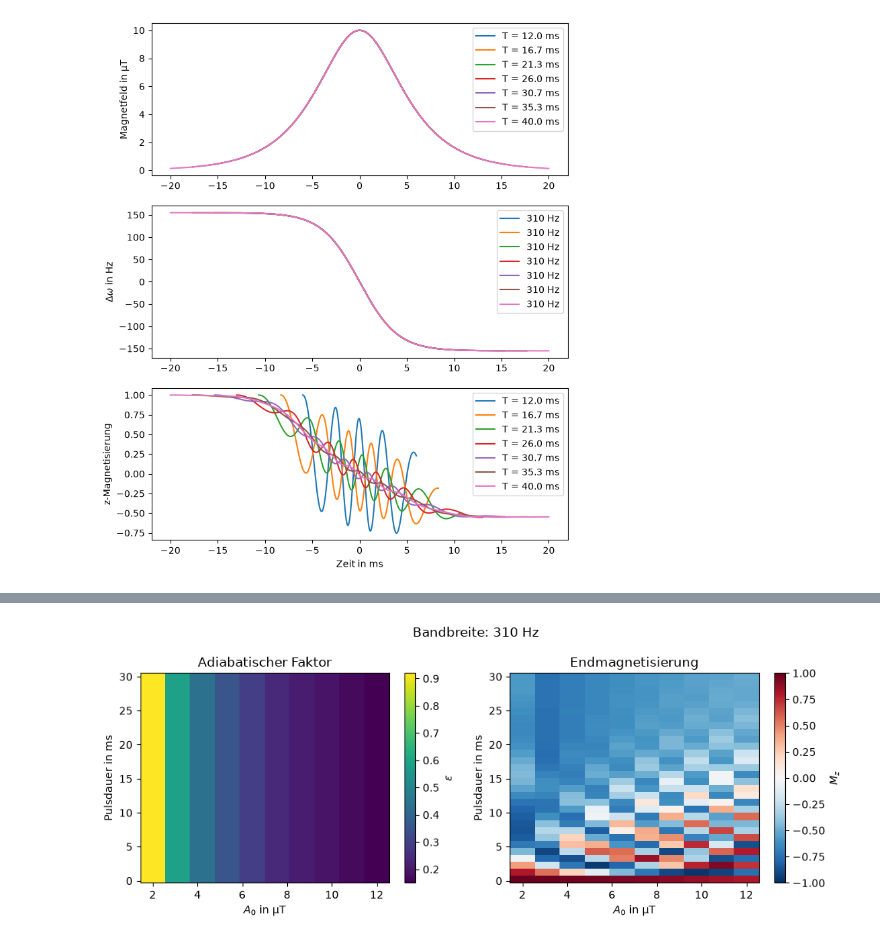
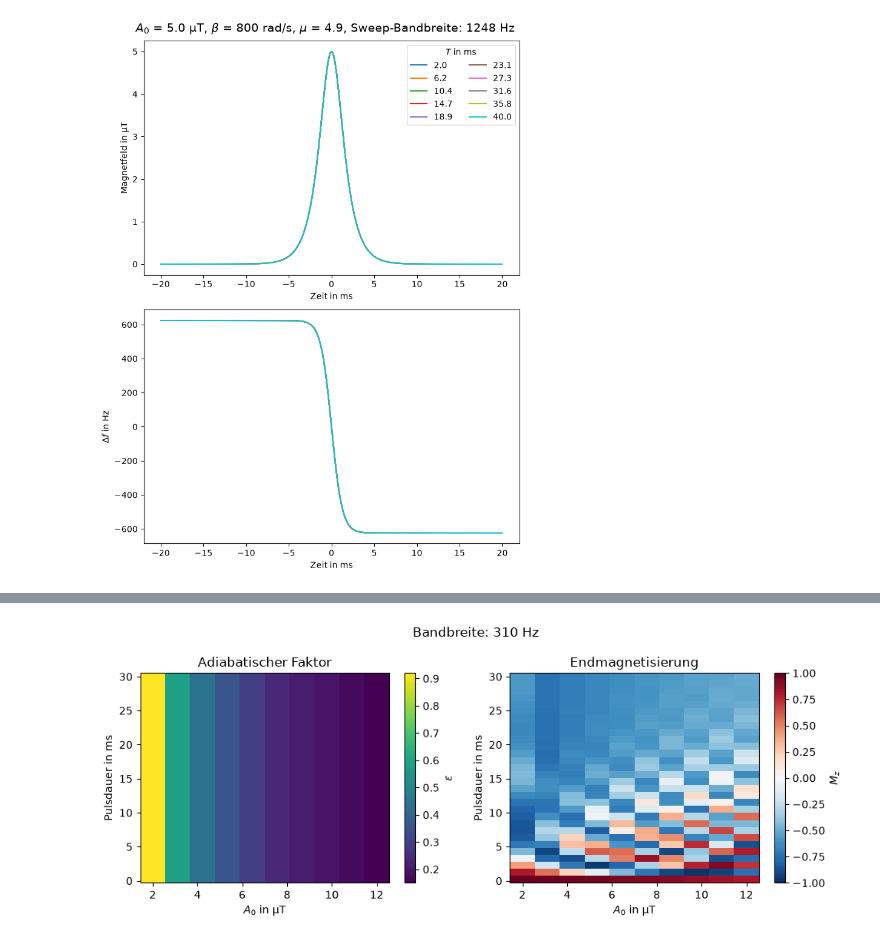
Before and after one commit to viola-schumann/Bloch-hyperbolic-secant, a Jupyter notebook: Sech_Puls.ipynb, the cells around one changed output, grey strips where cells are left out. Saved outputs shown, nothing was run; the diff lists cells and outputs as text; code cells hidden in the pictures.

```diff
--- a/Sech_Puls.ipynb
+++ b/Sech_Puls.ipynb
@@ -43,15 +46,15 @@ def adiabatic(A0, mu, beta):
 # %%
 # Puls Parameter
 
-A0 = 12e-6
-beta = 250
-mu = 3.9
+A0 = 5e-6
+beta = 800                      # 800 rad / s
+mu = 4.9
 
-pulse_duration = 15e-3                      # Achtung! Das ist die halbe Pulsdauer
-t_start = - pulse_duration
-t_end = pulse_duration
+half_pulse_duration = 5e-3                      # Achtung: Das ist die halbe Pulsdauer!
+t_start = - half_pulse_duration
+t_end = half_pulse_duration
 times = np.linspace(t_start, t_end, 2000)
 
-print("Bandbreite:", delta_f(mu, beta))
+print("Sweep-Bandbreite:", bandbreite(mu, beta))
 print("Adiabatischer Faktor:", adiabatic(A0, mu, beta))
 # %% [output]
@@ -62,5 +65,6 @@ Adiabatischer Faktor: 0.15378201270818165
 
 time_values = times
 amp_values = np.array([B1x(t, A0, beta) for t in times])
-phase_values = np.array([delta_omega(t, mu, beta) for t in times])
+frequency_values_rad = np.array([delta_omega(t, mu, beta) for t in times])
+frequency_values_hz = frequency_values_rad / (2* np.pi)
 # %%
@@ -273,12 +382,20 @@ Text(0, 0.5, 'longitudinale Endmagnetisierung')
 # %%
 # Variation T
 
-T_range = np.linspace(6e-3, 20e-3, 7)
+T_range = np.linspace(1e-3, 20e-3, 10)
 
 epsilons = []
 inversionsgrade = []
 
-fig1, ax1 = plt.subplots(3,1, figsize=(8,10))
+fig1, ax1 = plt.subplots(2,1, figsize=(8,10))
+fig1.suptitle(f"$A_0$ = {A0*1e6} µT, $\\beta$ = {beta} rad/s, $\\mu$ = {mu}, Sweep-Bandbreite: {bandbreite(mu, beta):.0f} Hz",
+              fontsize = 14, y=0.96)
+fig1.subplots_adjust(top=0.93, bottom=0.10, hspace=0.15)
+
+fig3, ax3 = plt.subplots(1,1, figsize=(8,5))
+fig3.suptitle(f"$A_0$ = {A0*1e6} µT, $\\beta$ = {beta} rad/s, $\\mu$ = {mu}, Sweep-Bandbreite: {bandbreite(mu, beta):.0f} Hz",
+              fontsize = 14, y=0.96)
+fig3.subplots_adjust(top=0.88, bottom=0.10, hspace=0.2)
 
 for T_value in T_range:
 
@@ -287,40 +404,52 @@ for T_value in T_range:
     times = np.linspace(t_start, t_end, 2000)
 
     amp_values = np.array([B1x(t, A0, beta) for t in times])
-    phase_values = np.array([delta_omega(t, mu, beta) for t in times])
+    frequency_values_rad = np.array([delta_omega(t, mu, beta) for t in times])
+    frequency_values_hz = frequency_values_rad / (2 * np.pi)
 
-    bandbreite_values = delta_f(mu, beta)
+    ax1[0].plot(times*1e3, amp_values*1e6, label = f"{2*T_value*1e3:.1f}")
+    ax1[0].legend(title = r"$T$ in ms", ncol=2)
+    ax1[0].set_xlabel("Zeit in ms")
+    ax1[0].set_ylabel("Magnetfeld in µT")
 
-    epsilon = np.round(adiabatic(A0, mu, beta),1)
-    epsilons.append(epsilon)
+    ax1[1].plot(times*1e3, frequency_values_hz)
+    ax1[1].set_xlabel("Zeit in ms")
+    ax1[1].set_ylabel(r"$\Delta f$ in Hz")
+
 
     solutions = solve_ivp(bloch_rot, (t_start, t_end), M0, args=(A0, mu, beta, T_1, T_2), t_eval = times)
     Mzs = solutions.y[2]
+
+    ax3.plot(times*1e3, Mzs, label = f"{2*T_value*1e3:.1f}")
+    ax3.legend(title = r"$T$ in ms", ncol=2)
+    ax3.set_xlabel("Zeit in ms")
+    ax3.set_ylabel("z-Magnetisierung")
+    ax3.grid(True)
+    ax3.set_ylim(-1.1, 1.1)
+
 
     last_times = int(0.05 * len(times))
     inversionsgrad = np.mean(Mzs[-last_times:])
     inversionsgrade.append(inversionsgrad)
 
-    ax1[0].plot(times*1e3, amp_values*1e6, label = f"T = {2*T_value*1e3:.1f} ms")
-    ax1[0].legend()
-    ax1[0].set_ylabel("Magnetfeld in µT")
-
-    ax1[1].plot(times*1e3, phase_values, label = f"{bandbreite_values:.0f} Hz")
-    ax1[1].legend()
-    ax1[1].set_ylabel(r"$\Delta \omega$ in Hz")
-
-    ax1[2].plot(times*1e3, Mzs, label = f"T = {2*T_value*1e3:.1f} ms")
-    ax1[2].legend()
-    ax1[2].set_xlabel("Zeit in ms")
-    ax1[2].set_ylabel("z-Magnetisierung")
+    epsilon = adiabatic(A0, mu, beta)
+    epsilons.append(epsilon)
 
 
-fig2, ax2 = plt.subplots(2,1, figsize=(7,6))
+fig2, ax2 = plt.subplots(2,1, figsize=(7,7))
+fig2.suptitle(f"$A_0$ = {A0*1e6} µT, $\\beta$ = {beta} rad/s, $\\mu$ = {mu}, Sweep-Bandbreite: {bandbreite(mu, beta):.0f} Hz",
+              fontsize = 14, y=0.96)
+fig2.subplots_adjust(top=0.91, bottom=0.10, hspace=0.15)
 
-ax2[0].plot(2*T_range*1e3, epsilons, ".")
+ax2[0].plot(2*T_range*1e3, epsilons, "o--")
+ax2[0].set_xlabel(r"$T$ in ms")
 ax2[0].set_ylabel("adiabatischer Faktor")
+ax2[0].grid(True)
 
-ax2[1].plot(2*T_range*1e3,inversionsgrade, ".")
-ax2[1].set_xlabel("Pulsdauer in ms")
+ax2[1].plot(2*T_range*1e3, inversionsgrade, "o--")
+ax2[1].set_xlabel(r"$T$ in ms")
 ax2[1].set_ylabel("longitudinale Endmagnetisierung")
+ax2[1].grid(True)
+ax2[1].set_ylim(-1.1, 1.1)
+ax2[1].yaxis.set_major_locator(MultipleLocator(0.25))
 # %% [output]
@@ -328 +456 @@ Text(0, 0.5, 'longitudinale Endmagnetisierung')
-[figure, old version]
+[figure, new version]
```
Also changed, not shown: parts of 13 cells of this notebook, 20 other files.
